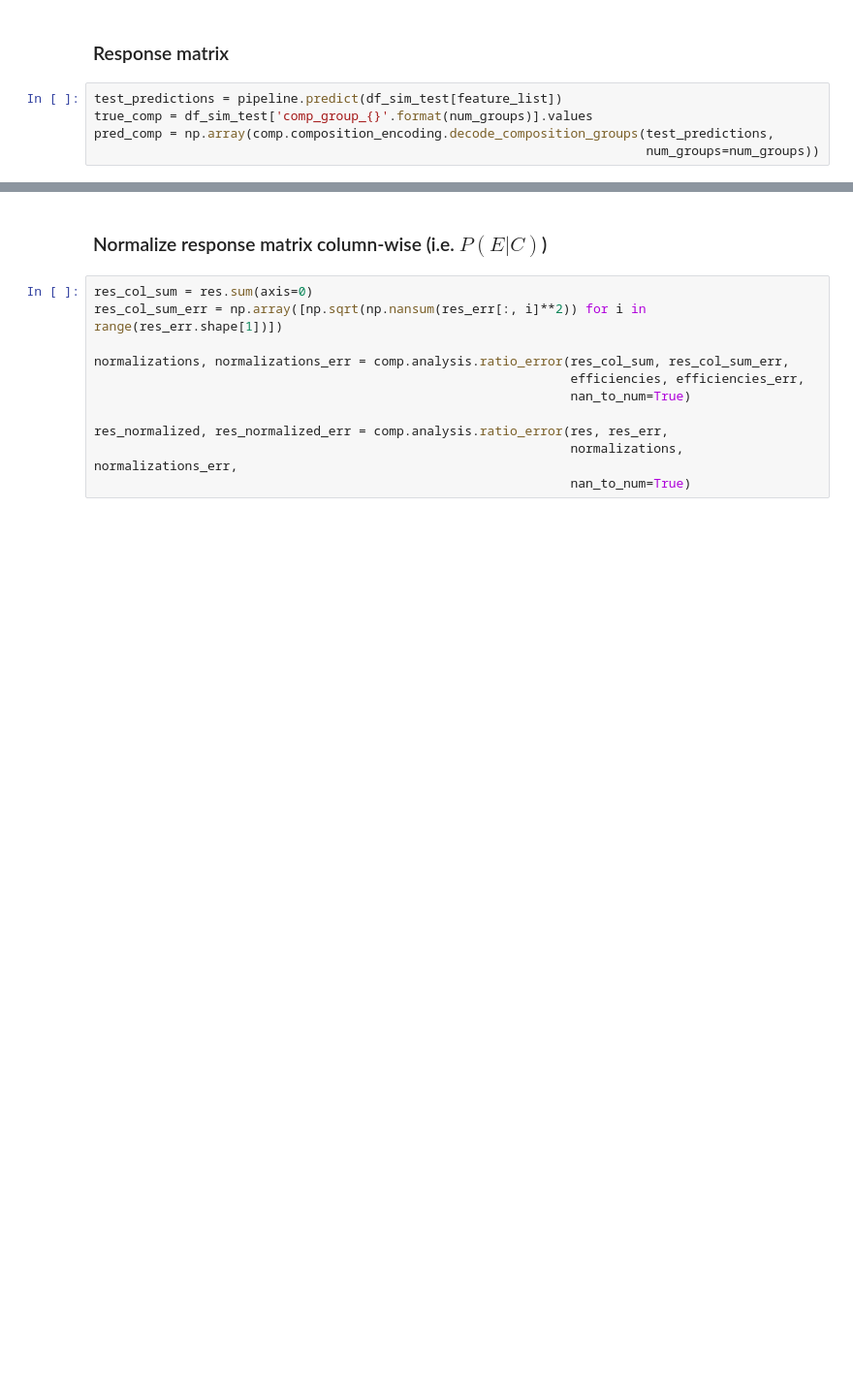
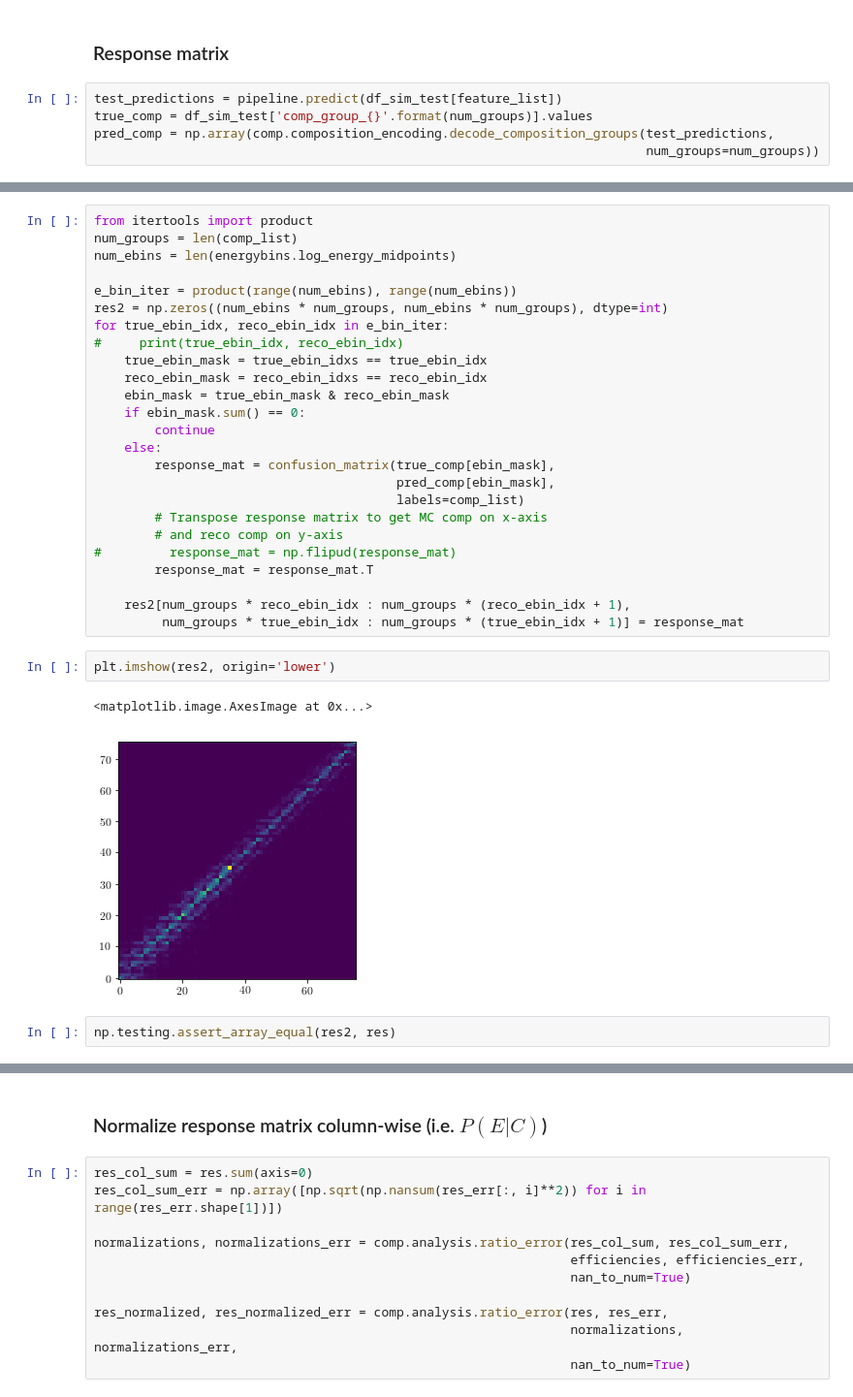
Before and after one commit to jrbourbeau/cr-composition, a Jupyter notebook: unfolding/pyunfold-formatting.ipynb, the cells around one changed output, grey strips where cells are left out. Shown at 97% size. Saved outputs shown, nothing was run; the diff lists cells and outputs as text; blank space fills up the shorter version.

```diff
--- a/unfolding/pyunfold-formatting.ipynb
+++ b/unfolding/pyunfold-formatting.ipynb
@@ -269,0 +280,32 @@ plt.imshow(res, origin='lower')
+# %%
+from itertools import product
+num_groups = len(comp_list)
+num_ebins = len(energybins.log_energy_midpoints)
+
+e_bin_iter = product(range(num_ebins), range(num_ebins))
+res2 = np.zeros((num_ebins * num_groups, num_ebins * num_groups), dtype=int)
+for true_ebin_idx, reco_ebin_idx in e_bin_iter:
+#     print(true_ebin_idx, reco_ebin_idx)
+    true_ebin_mask = true_ebin_idxs == true_ebin_idx
+    reco_ebin_mask = reco_ebin_idxs == reco_ebin_idx
+    ebin_mask = true_ebin_mask & reco_ebin_mask
+    if ebin_mask.sum() == 0:
+        continue
+    else:
+        response_mat = confusion_matrix(true_comp[ebin_mask],
+                                        pred_comp[ebin_mask],
+                                        labels=comp_list)
+        # Transpose response matrix to get MC comp on x-axis
+        # and reco comp on y-axis
+#         response_mat = np.flipud(response_mat)
+        response_mat = response_mat.T
+
+    res2[num_groups * reco_ebin_idx : num_groups * (reco_ebin_idx + 1),
+         num_groups * true_ebin_idx : num_groups * (true_ebin_idx + 1)] = response_mat
+# %%
+plt.imshow(res2, origin='lower')
+# %% [output]
+<matplotlib.image.AxesImage at 0x...>
+[figure, added]
+# %%
+np.testing.assert_array_equal(res2, res)
```
Also changed, not shown: parts of 17 cells of this notebook, 3 other files.
